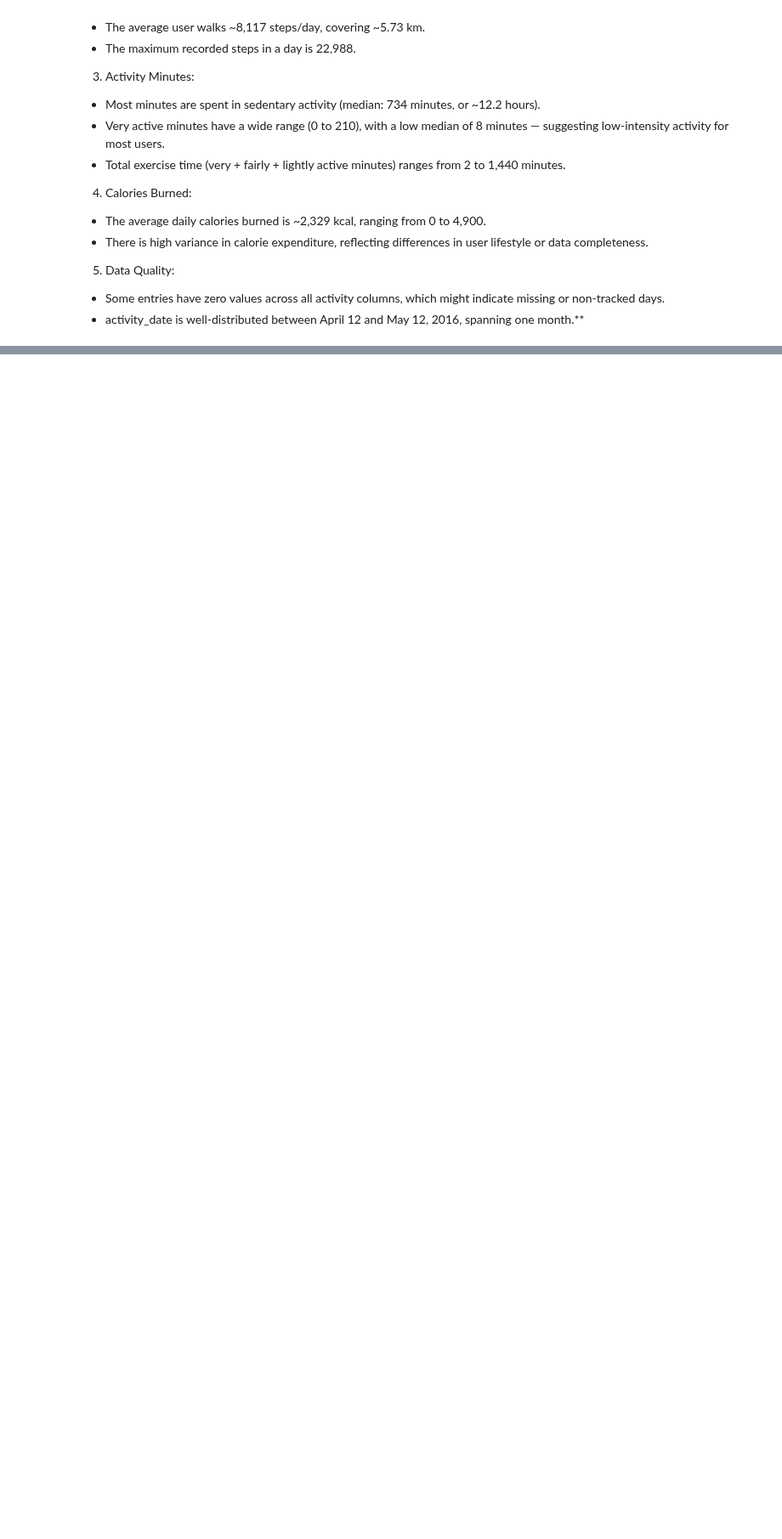
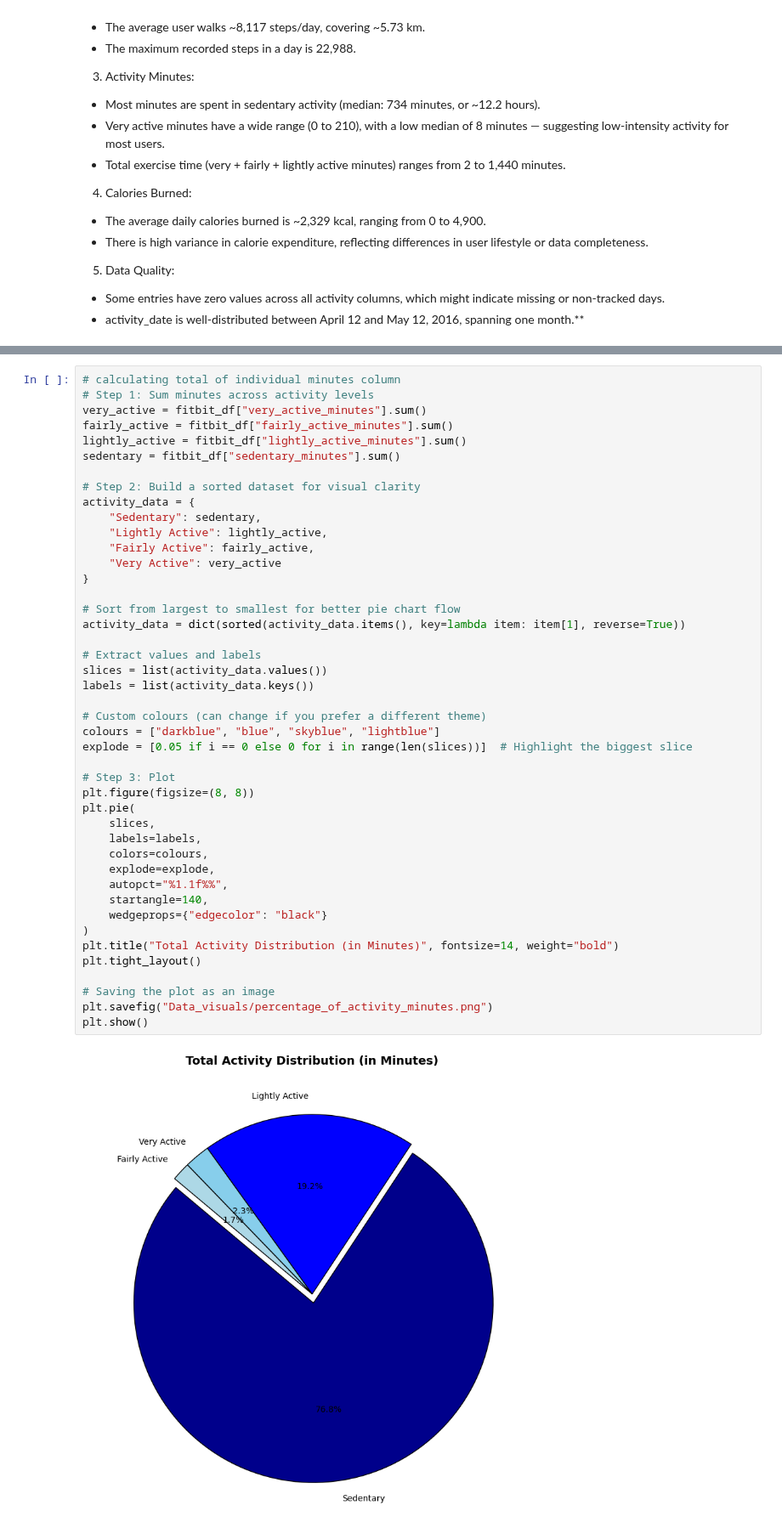
Before and after one commit to SheryllD/Project_SQL_Database, a Jupyter notebook: Data_Wrangling.ipynb, the cells around one changed output, grey strips where cells are left out. Shown at 85% size. Drawn from its saved outputs; the diff is of its cells as text; blank space fills up the shorter version.

```diff
--- a/Data_Wrangling.ipynb
+++ b/Data_Wrangling.ipynb
@@ -369,0 +526,46 @@ fitbit_df.describe()
+# %%
+# calculating total of individual minutes column
+# Step 1: Sum minutes across activity levels
+very_active = fitbit_df["very_active_minutes"].sum()
+fairly_active = fitbit_df["fairly_active_minutes"].sum()
+lightly_active = fitbit_df["lightly_active_minutes"].sum()
+sedentary = fitbit_df["sedentary_minutes"].sum()
+
+# Step 2: Build a sorted dataset for visual clarity
+activity_data = {
+    "Sedentary": sedentary,
+    "Lightly Active": lightly_active,
+    "Fairly Active": fairly_active,
+    "Very Active": very_active
+}
+
+# Sort from largest to smallest for better pie chart flow
+activity_data = dict(sorted(activity_data.items(), key=lambda item: item[1], reverse=True))
+
+# Extract values and labels
+slices = list(activity_data.values())
+labels = list(activity_data.keys())
+
+# Custom colours (can change if you prefer a different theme)
+colours = ["darkblue", "blue", "skyblue", "lightblue"]
+explode = [0.05 if i == 0 else 0 for i in range(len(slices))]  # Highlight the biggest slice
+
+# Step 3: Plot
+plt.figure(figsize=(8, 8))
+plt.pie(
+    slices,
+    labels=labels,
+    colors=colours,
+    explode=explode,
+    autopct="%1.1f%%",
+    startangle=140,
+    wedgeprops={"edgecolor": "black"}
+)
+plt.title("Total Activity Distribution (in Minutes)", fontsize=14, weight="bold")
+plt.tight_layout()
+
+# Saving the plot as an image
+plt.savefig("Data_visuals/percentage_of_activity_minutes.png")
+plt.show()
+# %% [output]
+[figure, added]
```
Also changed, not shown: parts of 10 cells of this notebook, 6 other files.
